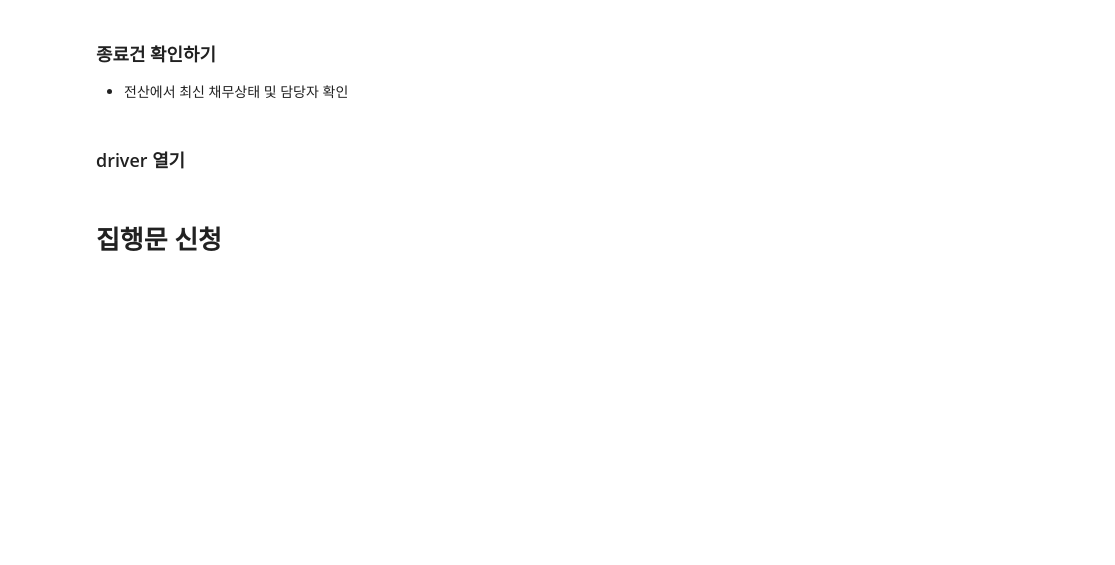
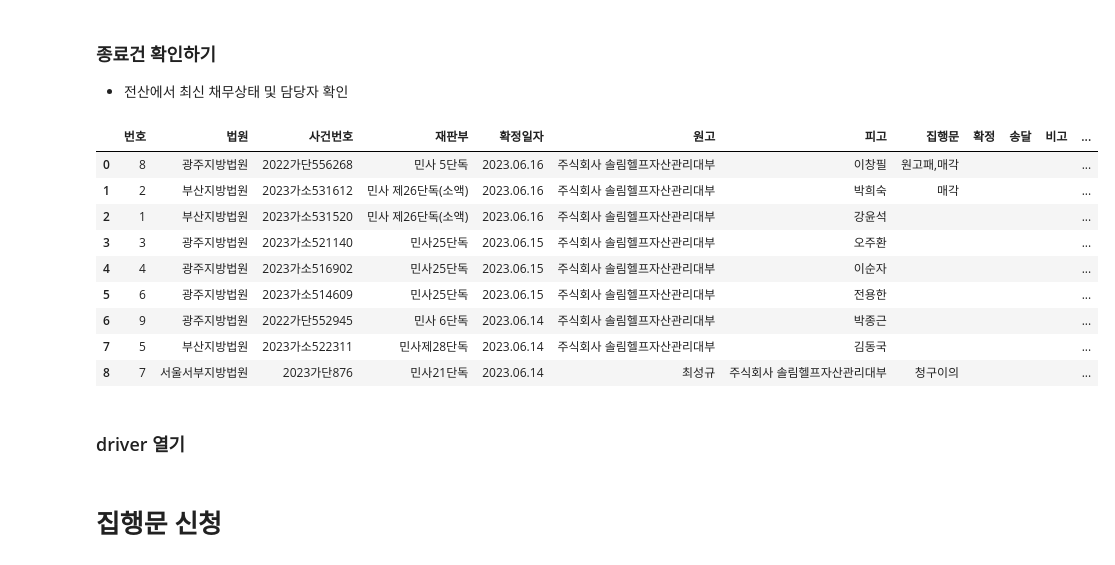
Before and after one commit to jbmyou/python_work, a Jupyter notebook: fileNaming/집행문sele.ipynb, the cells around one changed output. Drawn from its saved outputs; the diff is of its cells as text; code cells hidden in the pictures; blank space fills up the shorter version.

```diff
--- a/fileNaming/집행문sele.ipynb
+++ b/fileNaming/집행문sele.ipynb
@@ -327,6 +314,23 @@ df[["사건번호", "채무자키","계좌키"]]
 # %% [markdown]
 ### 종료건 확인하기
 - 전산에서 최신 채무상태 및 담당자 확인
+# %%
+# 엑셀 수작업 후 다시 열기
+df_origin = pd.read_excel(path_excel, sheet_name="집행문").fillna("")
+df_origin.법원 = df_origin.법원.str.replace("지법", "지방법원")
+df = df_origin.copy()
+df
+# %% [output]
+|  | 번호 | 법원 | 사건번호 | 재판부 | 확정일자 | 원고 | 피고 | 집행문 | 확정 | 송달 | 비고 | ... |
+| 0 | 8 | 광주지방법원 | 2022가단556268 | 민사 5단독 | 2023.06.16 | 주식회사 솔림헬프자산관리대부 | 이창필 | 원고패,매각 |  |  |  | ... |
+| 1 | 2 | 부산지방법원 | 2023가소531612 | 민사 제26단독(소액) | 2023.06.16 | 주식회사 솔림헬프자산관리대부 | 박희숙 | 매각 |  |  |  | ... |
+| 2 | 1 | 부산지방법원 | 2023가소531520 | 민사 제26단독(소액) | 2023.06.16 | 주식회사 솔림헬프자산관리대부 | 강윤석 |  |  |  |  | ... |
+| 3 | 3 | 광주지방법원 | 2023가소521140 | 민사25단독 | 2023.06.15 | 주식회사 솔림헬프자산관리대부 | 오주환 |  |  |  |  | ... |
+| 4 | 4 | 광주지방법원 | 2023가소516902 | 민사25단독 | 2023.06.15 | 주식회사 솔림헬프자산관리대부 | 이순자 |  |  |  |  | ... |
+| 5 | 6 | 광주지방법원 | 2023가소514609 | 민사25단독 | 2023.06.15 | 주식회사 솔림헬프자산관리대부 | 전용한 |  |  |  |  | ... |
+| 6 | 9 | 광주지방법원 | 2022가단552945 | 민사 6단독 | 2023.06.14 | 주식회사 솔림헬프자산관리대부 | 박종근 |  |  |  |  | ... |
+| 7 | 5 | 부산지방법원 | 2023가소522311 | 민사제28단독 | 2023.06.14 | 주식회사 솔림헬프자산관리대부 | 김동국 |  |  |  |  | ... |
+| 8 | 7 | 서울서부지방법원 | 2023가단876 | 민사21단독 | 2023.06.14 | 최성규 | 주식회사 솔림헬프자산관리대부 | 청구이의 |  |  |  | ... |
 # %% [markdown]
 ### driver 열기
 # %%
```
Also changed, not shown: parts of 13 cells of this notebook, 11 other files.
